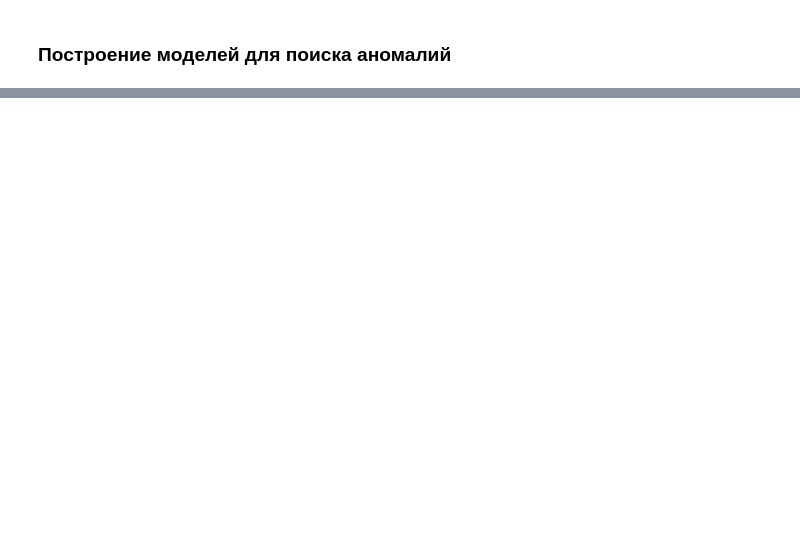
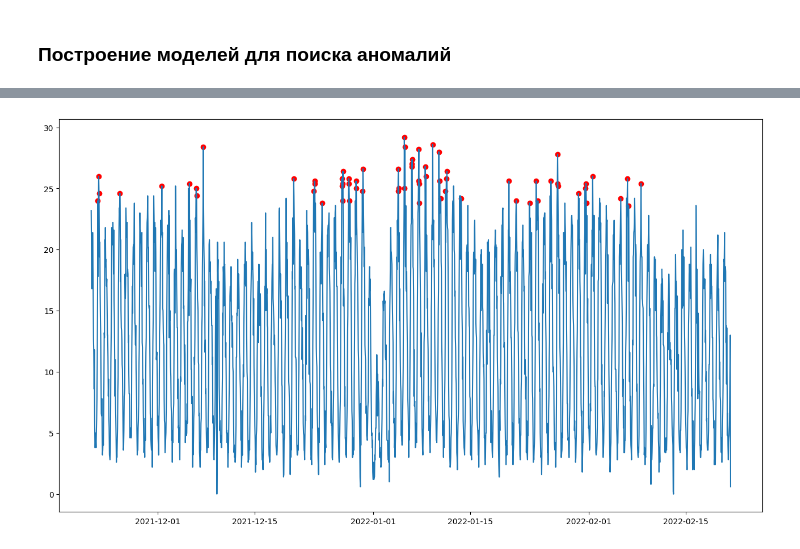
Before and after one commit to mechnotech/time_series_task, a Jupyter notebook: notebooks/middle_task_v1.ipynb, the cells around one changed output, grey strips where cells are left out. Cells and saved outputs as stored; diff of their text form; code cells hidden in the pictures; blank space fills up the shorter version.

```diff
--- a/notebooks/middle_task_v1.ipynb
+++ b/notebooks/middle_task_v1.ipynb
@@ -248,0 +246,10 @@ create_iso_forest_chart(data=top_5, coll='176.59.32.0-176.59.63.255', cont_facto
+# %%
+detector = HBOS(contamination=0.03)
+# %%
+data = pd.DataFrame(top_5)
+data.drop('avg_all', axis=1, inplace=True)
+# %%
+scaler = StandardScaler(with_mean=True)
+np_scaled = scaler.fit_transform(data)
+np_scaled = pd.DataFrame(np_scaled)
+np_scaled.info()
@@ -248,0 +271,8 @@ create_iso_forest_chart(data=top_5, coll='176.59.32.0-176.59.63.255', cont_facto
+# %%
+detector.fit(np_scaled)
+pred = detector.predict(np_scaled)
+data['anomaly'] = pred
+# %%
+show_anomaly_chart(data, 'avg_top5', marker_digit=1)
+# %% [output]
+[figure, added]
```
Also changed, not shown: parts of 17 cells of this notebook, 2 other files.
